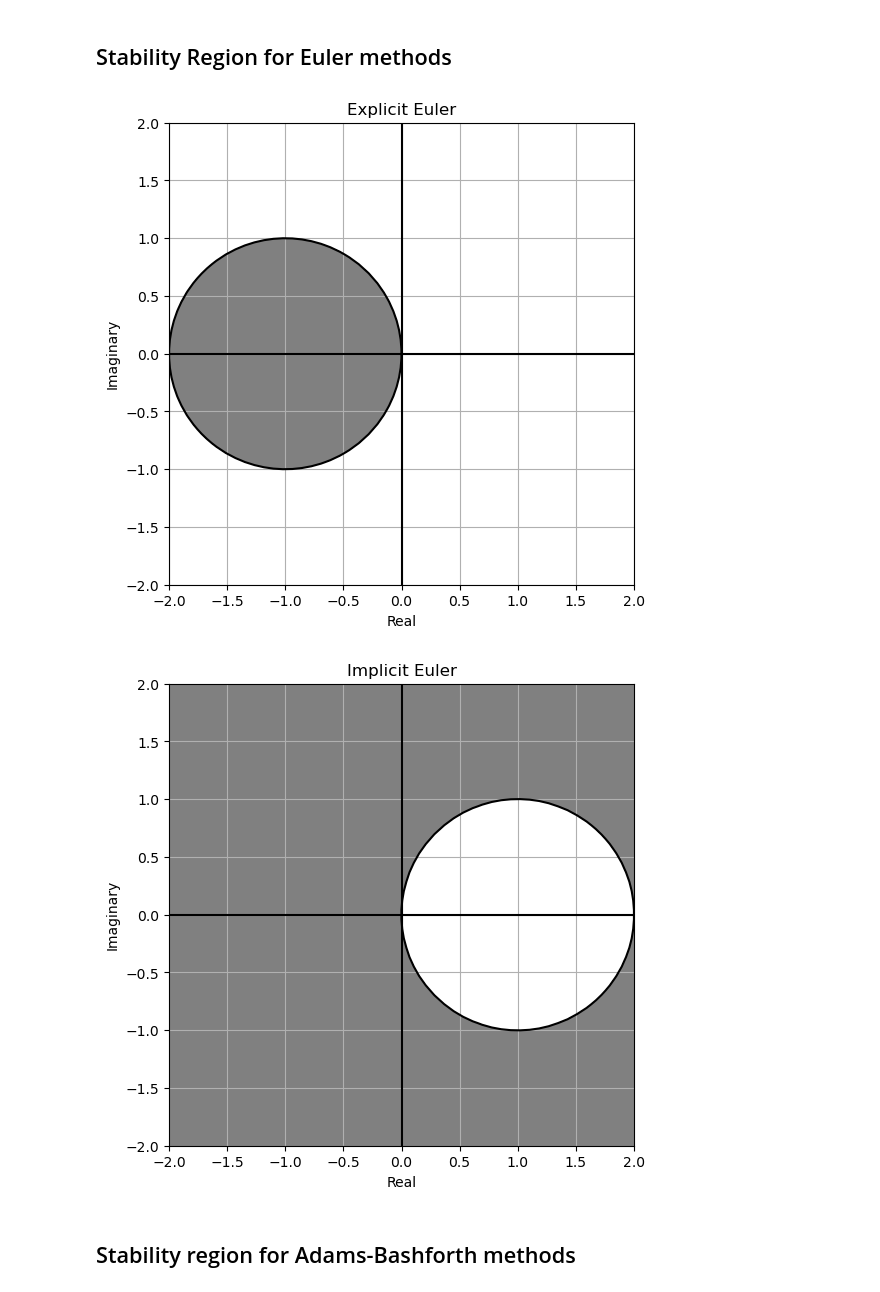
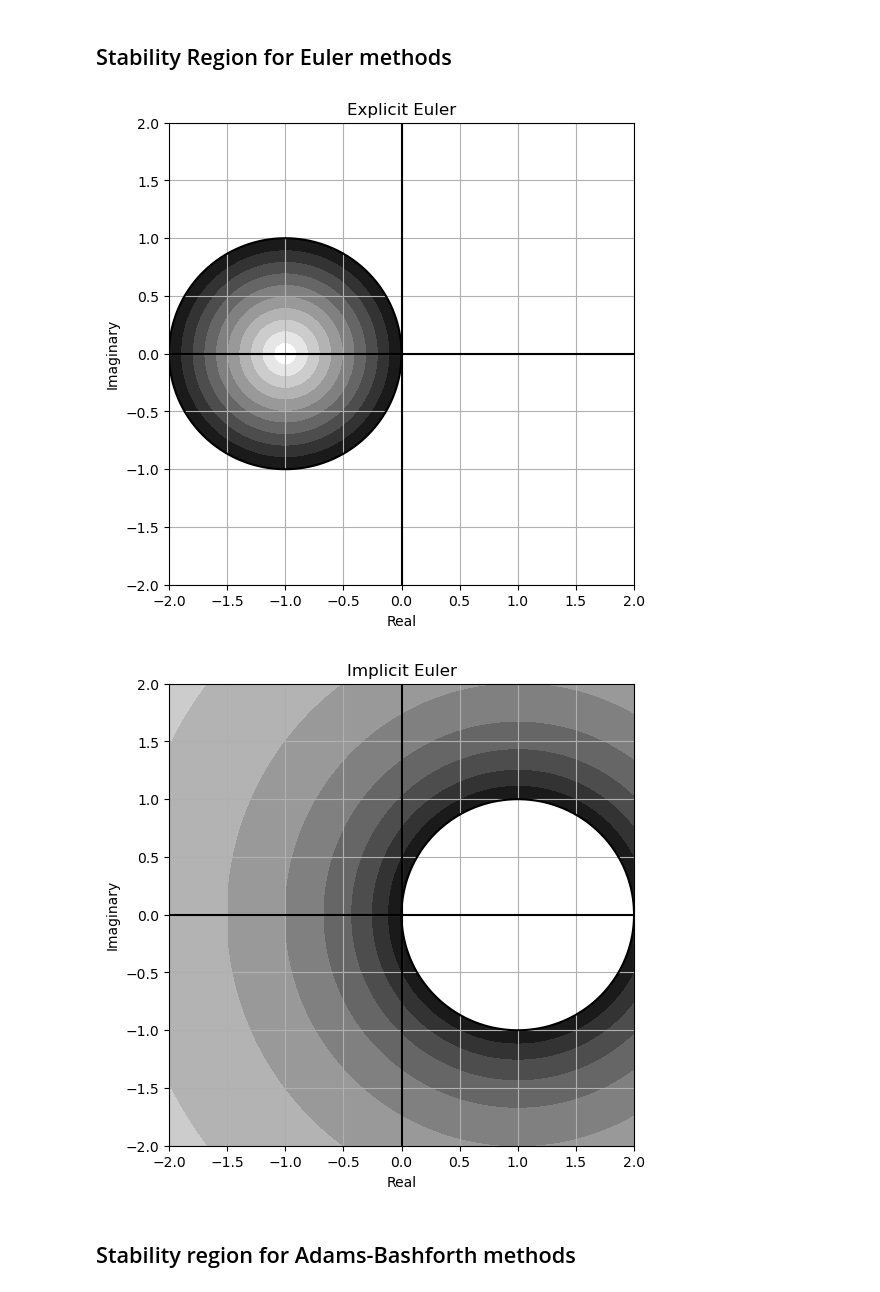
Before and after one commit to MattiaBarbiere/Numerical-methods-for-computing-integrals-and-solving-ODEs, a Jupyter notebook: Examples.ipynb, the cells around one changed output. Drawn from its saved outputs; the diff is of its cells as text; code cells hidden in the pictures.

```diff
--- a/Examples.ipynb
+++ b/Examples.ipynb
@@ -599,7 +599,6 @@ def array_times_complex(l,z):
     for i in range(len(l)):
         res.append(l[i] * z)
     return res
-
 
 
 #A function that returns a function used to evaluate the stability polynomial in each z
@@ -617,14 +616,12 @@ def stability_polynomial_z(a:list, b:list):
     return np.vectorize(norms_of_roots)
 
 
-
-def stability_region(a: list, b: list, title:str = "Stability Region", res: int = 50, high_lim: int = 2, low_lim: int = -2):
+def stability_region(f, title:str = "Stability Region", res: int = 100, x_lims: list = [-2,2], y_lims: list = [-2,2]):
     """
     A function that plots the stability region in the complex plane
 
     Inputs:
-    a: list of alpha values for the stability polynomial
-    b: list of beta values for the stability polynomial
+    f: Function of which we will plot the contour lines to get the region of absolute stability
     title: Title to put on the plot
     res: The number intervals for the x and y axis
     high_lim: The upper limit for the x and y axis
@@ -634,17 +631,17 @@ def stability_region(a: list, b: list, title:str = "Stability Region", res: int
     """
 
     #Setting up the complex plane
-    spacing = np.linspace(low_lim,high_lim,res)
-    x_mesh, y_mesh = np.meshgrid(spacing,spacing)
+    spacing_x = np.linspace(x_lims[0],x_lims[1],res)
+    spacing_y = np.linspace(y_lims[0],y_lims[1],res)
+    x_mesh, y_mesh = np.meshgrid(spacing_x,spacing_y)
     z_mesh = x_mesh + 1j * y_mesh
-
-    #The stability polynomial as a function of z
-    poly_z = stability_polynomial_z(a, b)
 
     #Plotting the contour plot that fills the region where the stability polynomial satisfies the root conditions
     fig, ax = plt.subplots(figsize=(6,6))
-    ax.contourf(x_mesh, y_mesh, poly_z(z_mesh), [0,1], colors=["gray"])
-    ax.contour(x_mesh, y_mesh, poly_z(z_mesh), [1], colors=["black"])
+    contour_levels = np.linspace(0,1,11)
+    colours = [(c, c, c) for c in contour_levels[::-1]]
+    ax.contourf(x_mesh, y_mesh, f(z_mesh), contour_levels, colors=colours)
+    ax.contour(x_mesh, y_mesh, f(z_mesh), [1], colors=["black"])
     ax.set_title(title)
     plt.xlabel("Real")
     plt.ylabel("Imaginary")
@@ -671,14 +668,14 @@ stability_region([1,-1], [1/2,1/2], "Trapezoidal Method")
 ## Stability Region for Euler methods
 # %%
 #Stability region for explicit Euler
-stability_region([1,-1], [0,1], "Explicit Euler")
+stability_region(stability_polynomial_z([1,-1], [0,1]), "Explicit Euler")
 
 
 #Stability region for implicit Euler
-stability_region([1,-1], [1,0], "Implicit Euler")
+stability_region(stability_polynomial_z([1,-1], [1,0]), "Implicit Euler")
 # %% [output]
-[figure, old version]
+[figure, new version]
-[figure, old version]
+[figure, new version]
 # %% [markdown]
 ## Stability region for Adams-Bashforth methods
 # %%
```
Also changed, not shown: parts of 5 cells of this notebook, 8 other files.
